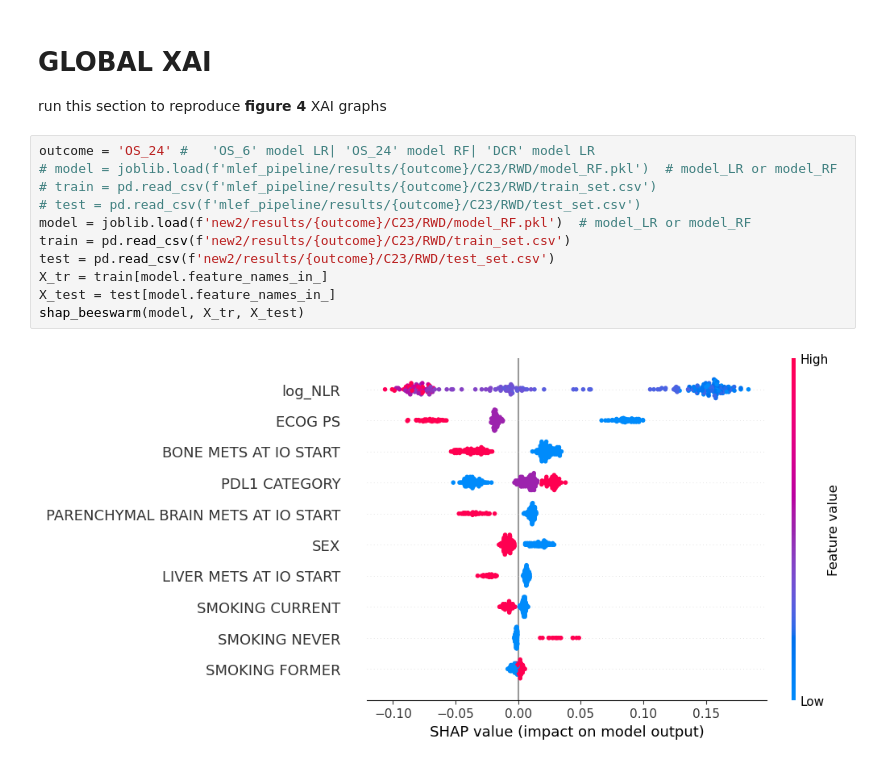
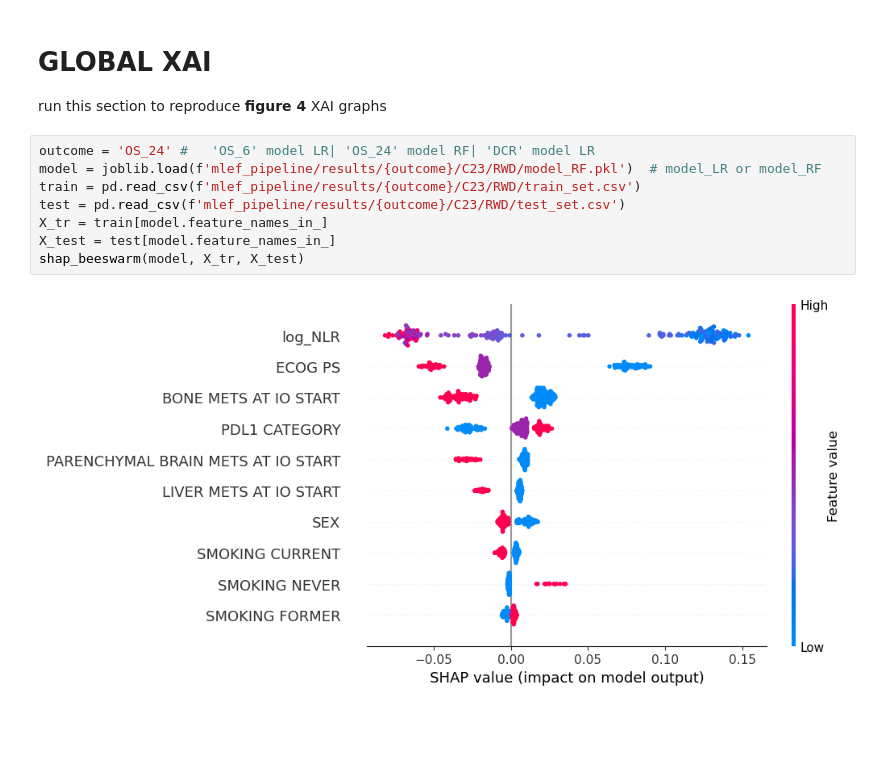
Before and after one commit to CostanzaSiniscalchi/I3LUNG_PDSS, a Jupyter notebook: graphs_classification.ipynb, the cells around one changed output. Drawn from its saved outputs; the diff is of its cells as text; blank space fills up the shorter version.

```diff
--- a/graphs_classification.ipynb
+++ b/graphs_classification.ipynb
@@ -943,14 +969,11 @@ Patients per sex (EXVAL):
 run this section to reproduce **figure 4** XAI graphs
 # %%
 outcome = 'OS_24' #   'OS_6' model LR| 'OS_24' model RF| 'DCR' model LR
-# model = joblib.load(f'mlef_pipeline/results/{outcome}/C23/RWD/model_RF.pkl')  # model_LR or model_RF
-# train = pd.read_csv(f'mlef_pipeline/results/{outcome}/C23/RWD/train_set.csv')
-# test = pd.read_csv(f'mlef_pipeline/results/{outcome}/C23/RWD/test_set.csv')
-model = joblib.load(f'new2/results/{outcome}/C23/RWD/model_RF.pkl')  # model_LR or model_RF
-train = pd.read_csv(f'new2/results/{outcome}/C23/RWD/train_set.csv')
-test = pd.read_csv(f'new2/results/{outcome}/C23/RWD/test_set.csv')
+model = joblib.load(f'mlef_pipeline/results/{outcome}/C23/RWD/model_RF.pkl')  # model_LR or model_RF
+train = pd.read_csv(f'mlef_pipeline/results/{outcome}/C23/RWD/train_set.csv')
+test = pd.read_csv(f'mlef_pipeline/results/{outcome}/C23/RWD/test_set.csv')
 X_tr = train[model.feature_names_in_]
 X_test = test[model.feature_names_in_]
 shap_beeswarm(model, X_tr, X_test)
 # %% [output]
-[figure, old version]
+[figure, new version]
```
Also changed, not shown: parts of 24 cells of this notebook, 1 other file.
